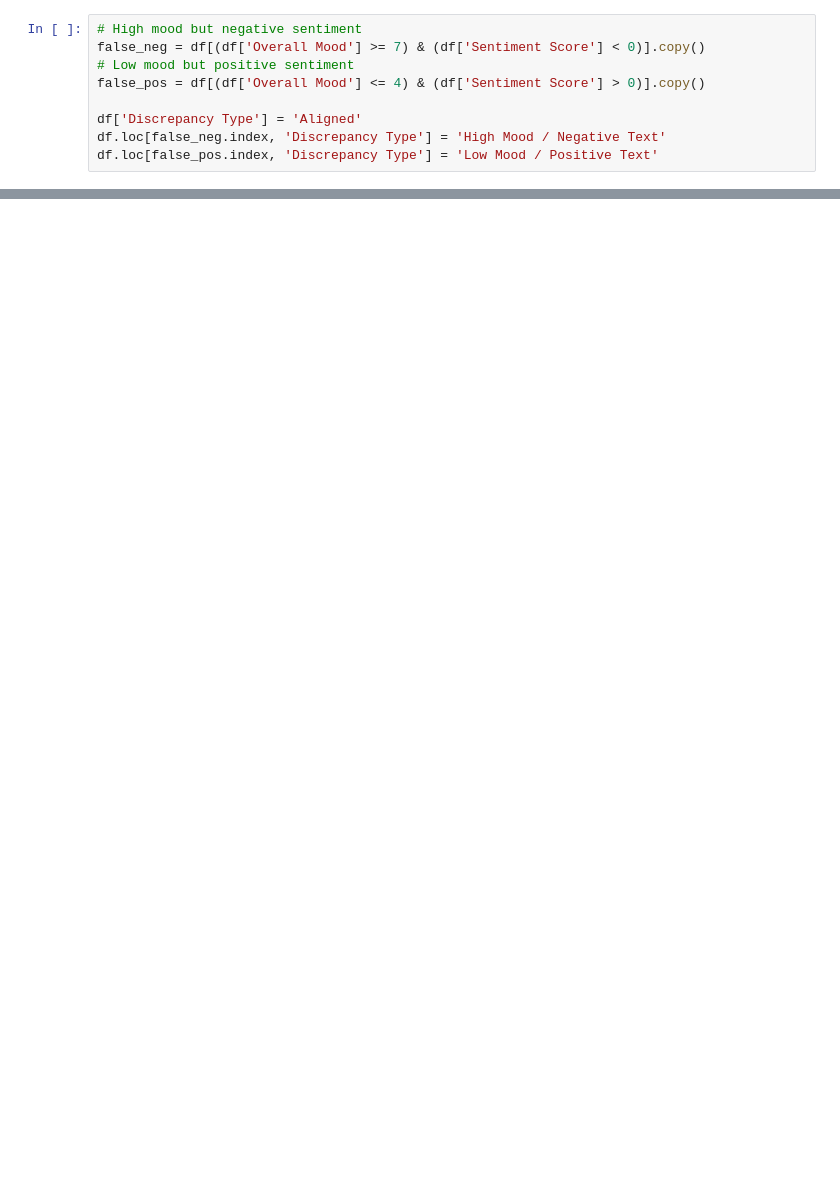
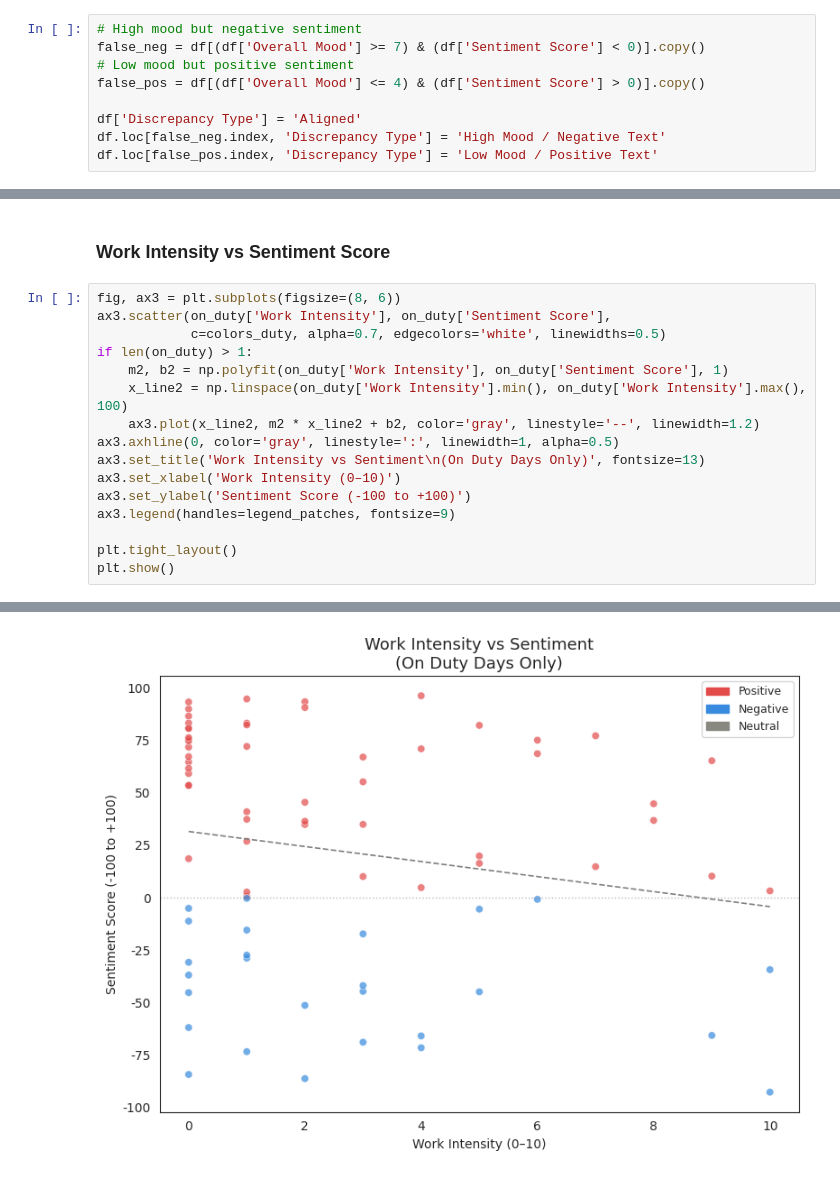
Before and after one commit to jaeho0726/Sentiment-Analysis, a Jupyter notebook: Sentiment_Analysis.ipynb, the cells around one changed output, grey strips where cells are left out. Cells and saved outputs as stored; diff of their text form; blank space fills up the shorter version.

```diff
--- a/Sentiment_Analysis.ipynb
+++ b/Sentiment_Analysis.ipynb
@@ -328,0 +420,19 @@ ax5.set_ylabel('Sentiment Score (-100 to +100)')
+# %% [markdown]
+### Work Intensity vs Sentiment Score ###
+# %%
+fig, ax3 = plt.subplots(figsize=(8, 6))
+ax3.scatter(on_duty['Work Intensity'], on_duty['Sentiment Score'],
+            c=colors_duty, alpha=0.7, edgecolors='white', linewidths=0.5)
+if len(on_duty) > 1:
+    m2, b2 = np.polyfit(on_duty['Work Intensity'], on_duty['Sentiment Score'], 1)
+    x_line2 = np.linspace(on_duty['Work Intensity'].min(), on_duty['Work Intensity'].max(), 100)
+    ax3.plot(x_line2, m2 * x_line2 + b2, color='gray', linestyle='--', linewidth=1.2)
+ax3.axhline(0, color='gray', linestyle=':', linewidth=1, alpha=0.5)
+ax3.set_title('Work Intensity vs Sentiment\n(On Duty Days Only)', fontsize=13)
+ax3.set_xlabel('Work Intensity (0–10)')
+ax3.set_ylabel('Sentiment Score (-100 to +100)')
+ax3.legend(handles=legend_patches, fontsize=9)
+
+plt.tight_layout()
+plt.show()
+# %% [output]
@@ -329,3 +456,4 @@ ax5.set_ylabel('Sentiment Score (-100 to +100)')
+[figure, added]
 # %%
 # Calculate Pearson correlation between Sentiment Score and Overall Mood
 # Note: pearsonr returns the correlation coefficient and the p-value.
```
Also changed, not shown: parts of 32 cells of this notebook.
